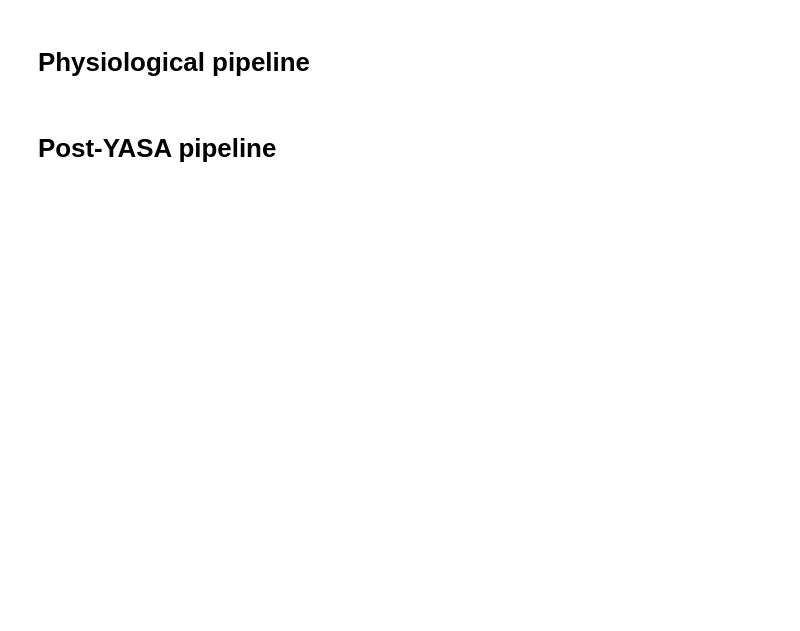
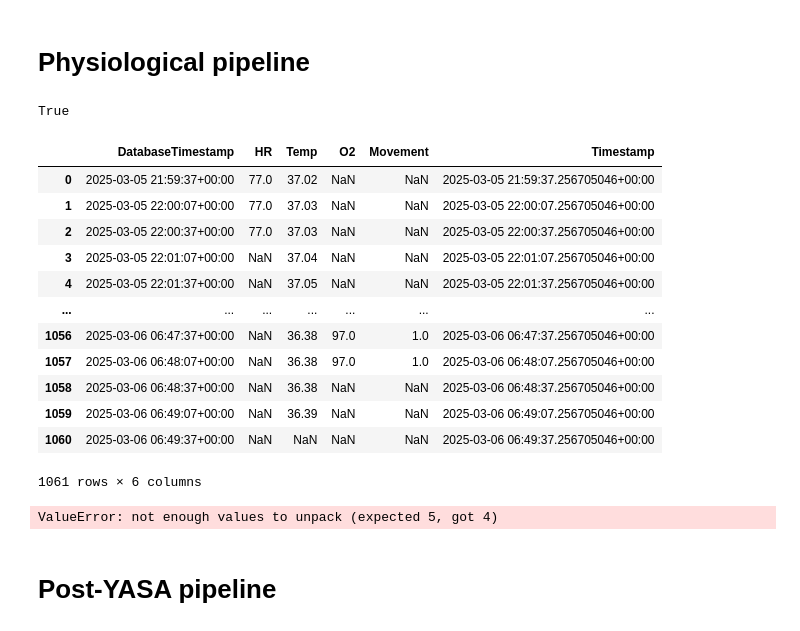
Before and after one commit to programmatix/Brainwave-Processor, a Jupyter notebook: YasaPipelineTestMultipleFiles.ipynb, the cells around one changed output. Drawn from its saved outputs; the diff is of its cells as text; code cells hidden in the pictures; blank space fills up the shorter version.

```diff
--- a/YasaPipelineTestMultipleFiles.ipynb
+++ b/YasaPipelineTestMultipleFiles.ipynb
@@ -390,36 +475,51 @@ Processing file: C:\dev\play\brainwave-data\nonnight\raw.fif
 # %%
 import traceback
 import os
 
 from importlib import reload
 import run_physical_features_pipeline
 reload(run_physical_features_pipeline)
 import io
 import contextlib
 from datetime import datetime, timedelta
 
 
 def process_file_for_physical(root, dir_name, force=False):
     output_buffer = io.StringIO()
     with contextlib.redirect_stdout(output_buffer), contextlib.redirect_stderr(output_buffer):
         input_fif_file = os.path.join(root, dir_name, "raw.fif")
         input_csv_file = os.path.join(root, dir_name, "raw.yasa.csv")
-        try:
-            if os.path.exists(input_csv_file):
-                yasa_df = pd.read_csv(input_csv_file)
-                physical_features_df, cached = run_physical_features_pipeline.cached_physical_features_pipeline(log, input_fif_file, yasa_df, force or global_force)
-                return physical_features_df, cached, output_buffer.getvalue(), True
-            else:
-                log(f"File not found: {input_fif_file} or {input_csv_file}")
-                return None, False, output_buffer.getvalue(), "File not found"
-        except Exception as e:
-            return None, False, output_buffer.getvalue(), (str(e) + " " + traceback.format_exc())
+    #     try:
+        if os.path.exists(input_csv_file):
+            yasa_df = pd.read_csv(input_csv_file)
+            physical_features_df_30s, physical_features_df_1s, cached = run_physical_features_pipeline.cached_physical_features_pipeline(log, input_fif_file, yasa_df, force or global_force)
+            return physical_features_df_30s, physical_features_df_1s, cached, output_buffer.getvalue(), True
+        else:
+            log(f"File not found: {input_fif_file} or {input_csv_file}")
+            return None, None, False, output_buffer.getvalue(), "File not found"
+        # except Exception as e:
+        #     return None, False, output_buffer.getvalue(), (str(e) + " " + traceback.format_exc())
 
 # Testing
-# physical_features_df, cached, stdout, success_or_msg = process_file_for_physical("C:\\dev\\play\\brainwave-data", "2024-12-11-21-31-37", False)
+# physical_features_df_30s, physical_features_df_1s, cached, stdout, success_or_msg = process_file_for_physical("C:\\dev\\play\\brainwave-data", "2025-03-05-21-59-37", True)
 # display(stdout)
 # display(success_or_msg)
-# display(physical_features_df)
+# display(physical_features_df_30s)
+# %% [output]
+True
+|  | DatabaseTimestamp | HR | Temp | O2 | Movement | Timestamp |
+| 0 | 2025-03-05 21:59:37+00:00 | 77.0 | 37.02 | NaN | NaN | 2025-03-05 21:59:37.256705046+00:00 |
+| 1 | 2025-03-05 22:00:07+00:00 | 77.0 | 37.03 | NaN | NaN | 2025-03-05 22:00:07.256705046+00:00 |
+| 2 | 2025-03-05 22:00:37+00:00 | 77.0 | 37.03 | NaN | NaN | 2025-03-05 22:00:37.256705046+00:00 |
+| 3 | 2025-03-05 22:01:07+00:00 | NaN | 37.04 | NaN | NaN | 2025-03-05 22:01:07.256705046+00:00 |
+| 4 | 2025-03-05 22:01:37+00:00 | NaN | 37.05 | NaN | NaN | 2025-03-05 22:01:37.256705046+00:00 |
+| ... | ... | ... | ... | ... | ... | ... |
+| 1056 | 2025-03-06 06:47:37+00:00 | NaN | 36.38 | 97.0 | 1.0 | 2025-03-06 06:47:37.256705046+00:00 |
+| 1057 | 2025-03-06 06:48:07+00:00 | NaN | 36.38 | 97.0 | 1.0 | 2025-03-06 06:48:07.256705046+00:00 |
+| 1058 | 2025-03-06 06:48:37+00:00 | NaN | 36.38 | NaN | NaN | 2025-03-06 06:48:37.256705046+00:00 |
+| 1059 | 2025-03-06 06:49:07+00:00 | NaN | 36.39 | NaN | NaN | 2025-03-06 06:49:07.256705046+00:00 |
+| 1060 | 2025-03-06 06:49:37+00:00 | NaN | NaN | NaN | NaN | 2025-03-06 06:49:37.256705046+00:00 |
+1061 rows × 6 columns
 # %%
 from tqdm.auto import tqdm
 
@@ -427,10 +527,12 @@ results = pd.DataFrame(columns=['dir_name', 'cached', 'stdout', 'success_or_msg'
 
 dirs = next(os.walk(input_dir))[1]
 for idx, dir_name in enumerate(tqdm(dirs, desc="Physiological pipeline")):
-    physical_features_df, cached, stdout, success_or_msg = process_file_for_physical(input_dir, dir_name)
+    _, _, cached, stdout, success_or_msg = process_file_for_physical(input_dir, dir_name)
     results.loc[len(results)] = [dir_name, cached, stdout, success_or_msg]
 
 results
+# %% [output]
+ValueError: not enough values to unpack (expected 5, got 4)
 # %% [markdown]
 # Post-YASA pipeline
 # %%
```
Also changed, not shown: parts of 28 cells of this notebook, 19 other files.
